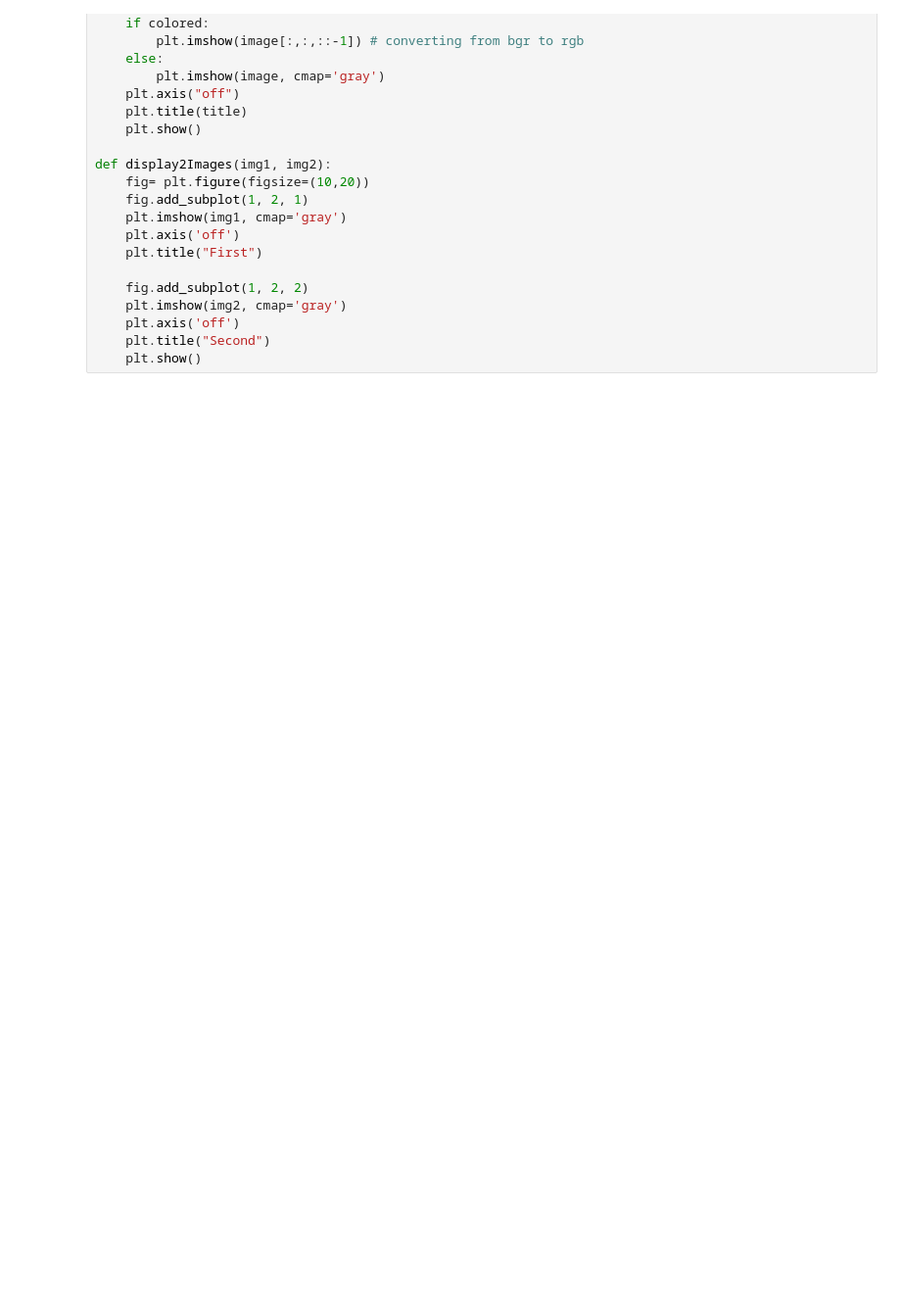
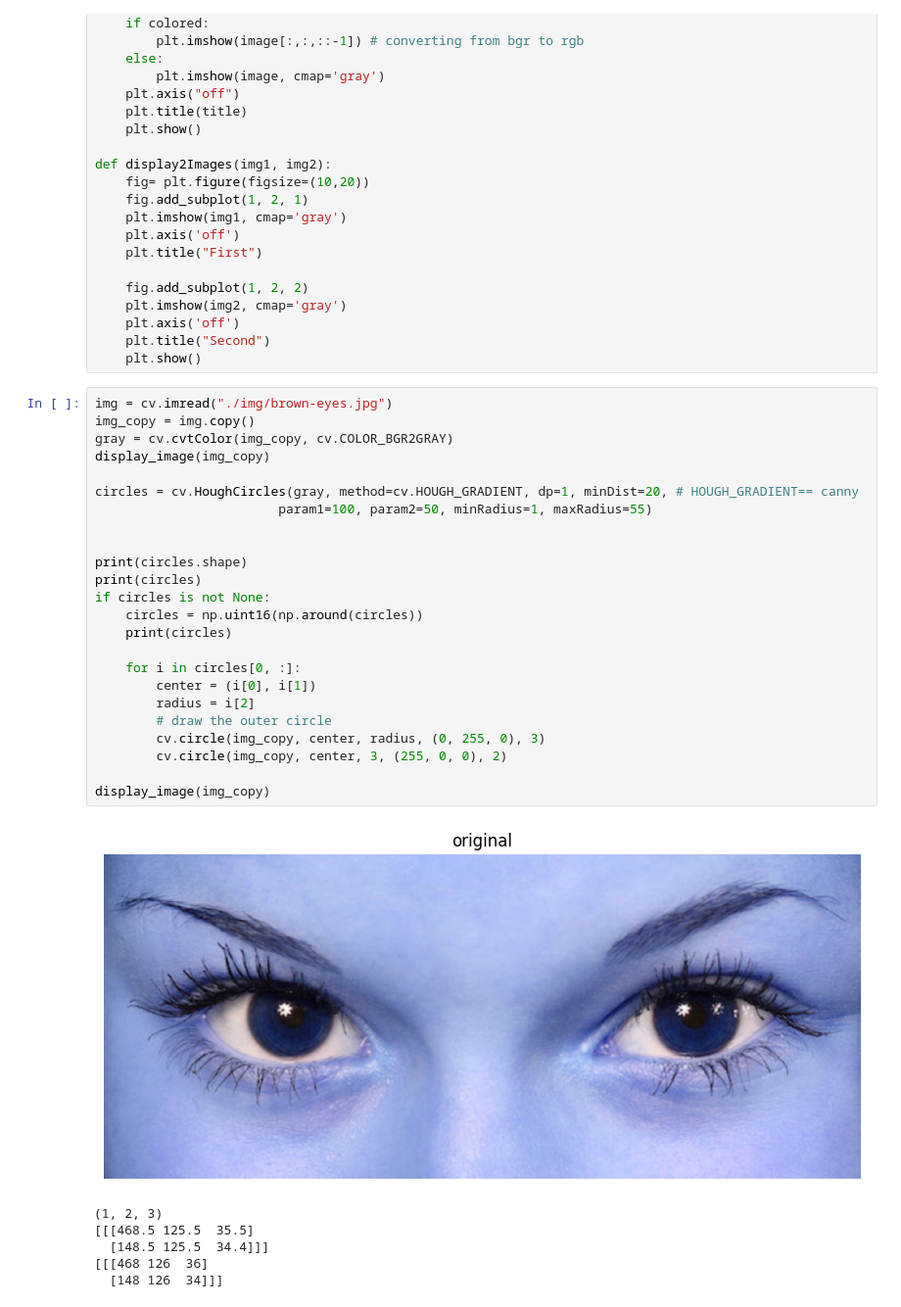
Before and after one commit to Abdo-Anwar/Torp-img3, a Jupyter notebook: Task1/TAsk-1.ipynb, the cells around one changed output. Shown at 98% size. Saved outputs shown, nothing was run; the diff lists cells and outputs as text; blank space fills up the shorter version.

```diff
--- a/Task1/TAsk-1.ipynb
+++ b/Task1/TAsk-1.ipynb
@@ -47,3 +47,34 @@ def display2Images(img1, img2):
     plt.axis('off')
     plt.title("Second")
     plt.show()
+# %%
+img = cv.imread("./img/brown-eyes.jpg")
+img_copy = img.copy()
+gray = cv.cvtColor(img_copy, cv.COLOR_BGR2GRAY)
+display_image(img_copy)
+
+circles = cv.HoughCircles(gray, method=cv.HOUGH_GRADIENT, dp=1, minDist=20, # HOUGH_GRADIENT== canny
+                        param1=100, param2=50, minRadius=1, maxRadius=55)
+
+
+print(circles.shape)
+print(circles)
+if circles is not None:
+    circles = np.uint16(np.around(circles))
+    print(circles)
+
+    for i in circles[0, :]:
+        center = (i[0], i[1])
+        radius = i[2]
+        # draw the outer circle
+        cv.circle(img_copy, center, radius, (0, 255, 0), 3)
+        cv.circle(img_copy, center, 3, (255, 0, 0), 2)
+
+display_image(img_copy)
+# %% [output]
+[figure, added]
+(1, 2, 3)
+[[[468.5 125.5  35.5]
+  [148.5 125.5  34.4]]]
+[[[468 126  36]
+  [148 126  34]]]
```
Also changed, not shown: parts of 2 cells of this notebook.
